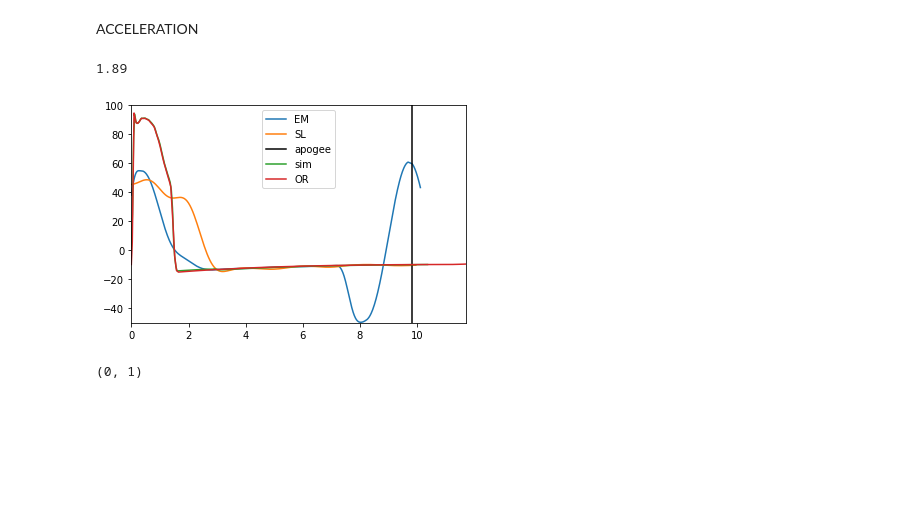
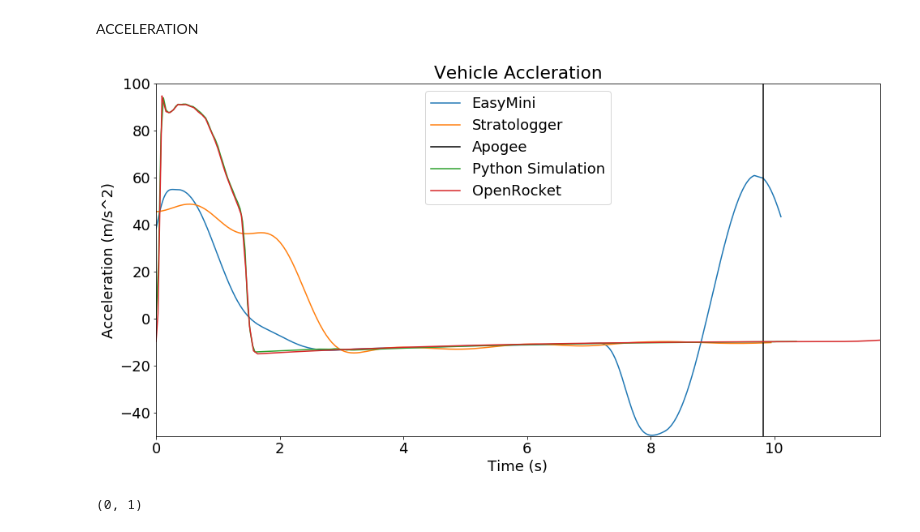
Before and after one commit to DuncanBark/Data_Analysis, a Jupyter notebook: TMHAltClean.ipynb, the cells around one changed output. Cells and saved outputs as stored; diff of their text form; code cells hidden in the pictures; blank space fills up the shorter version.

```diff
--- a/TMHAltClean.ipynb
+++ b/TMHAltClean.ipynb
@@ -90,6 +87,7 @@ Apogee at
 11.71
 # %%
 # ADJUSTED ALTITUDE
+figure(figsize = (16,8))
 plot(emTime, emAlt, c = "forestgreen", label = "EasyMini")
 plot(slTime, slAltM, c = "tomato", label = "Stratologger")
 plot(ORTime[0:ap_index], ORAlt[0:ap_index], c = "navy", label = "Open Rocket")
@@ -97,5 +95,9 @@ legend()
 title("Altitude vs Time")
 xlabel("Time (s)")
 ylabel("Altitude (m)")
+title("Vehicle Altitude")
+rcParams["font.size"] = 36
+savefig("vehiclealtitude")
+
 show()
 # %% [output]
@@ -123,0 +116,11 @@ legend()
+# %%
+figure(figsize = (16, 8))
+plot(emTime, emVel, label = "EasyMini, unsmoothed")
+plot(emTime, smoothVel, label = "EasyMini, smoothed")
+plot(slTime, slVel, label = "Stratologger")
+legend()
+title("Vehicle Velocity")
+xlabel("Time (s)")
+ylabel("Velocity (m/s)")
+rcParams["font.size"] = 18
+savefig("vehiclevelocityUNSMOOTH")
@@ -123,0 +129,11 @@ legend()
+# %%
+figure(figsize = (16, 8))
+plot(emTime, smoothVel, label = "EasyMini")
+plot(slTime,slVel, label = "Stratologger")
+plot(ORTime[0:ap_index], ORVel[0:ap_index], label = "OpenRocket")
+legend()
+title("Vehicle Velocity")
+xlabel("Time (s)")
+ylabel("Velocity (m/s)")
+rcParams["font.size"] = 36
+savefig("vehiclevelocity")
@@ -139,23 +157,28 @@ ACCELERATION
 # %%
 # ACCELERATION
 # emAccel[970:] = emAccel[970:] * -1
+figure(figsize = (16, 8))
 slAccel = [0.0] + [dv/dt for dv, dt in zip(diff(slVel), diff(slTime))]
 smooth_slAccel = gaussian_filter1d(slAccel, 10)
 e1, e2 = 0, 1000
 s1, s2 = 0, 200
-plot([t - emTime[0] for t in emTime[e1:e2]], [x+0 for x in emAccel[e1:e2]], label='EM')
-plot(slTime[s1:s2], smooth_slAccel[s1:s2], label='SL')
-axvline(x=emApogee-diffTime, color='black', label='apogee')
+plot([t - emTime[0] for t in emTime[e1:e2]], [x+0 for x in emAccel[e1:e2]], label='EasyMini')
+plot(slTime[s1:s2], smooth_slAccel[s1:s2], label='Stratologger')
+axvline(x=emApogee-diffTime, color='black', label='Apogee')
 # axvline(x=emTime[970], color='red')
-plot(simTime, simAcc, label='sim')
-plot(ORTime, ORAcc, label = 'OR')
+plot(simTime, simAcc, label='Python Simulation')
+plot(ORTime, ORAcc, label = 'OpenRocket')
 legend()
 xlim(0, emApogee)
 ylim(-50, 100)
-print (emTime[0])
+#print (emTime[0])
+title("Vehicle Accleration")
+xlabel("Time (s)")
+ylabel("Acceleration (m/s^2)")
+rcParams["font.size"] = 18
+savefig("vehicleacceleration")
 # %% [output]
-1.89
-[figure, old version]
+[figure, new version]
 # %%
 # DRAG COEFFICIENTS
 T = 290 # [K]
```
Also changed, not shown: parts of 8 cells of this notebook, 6 other files.
